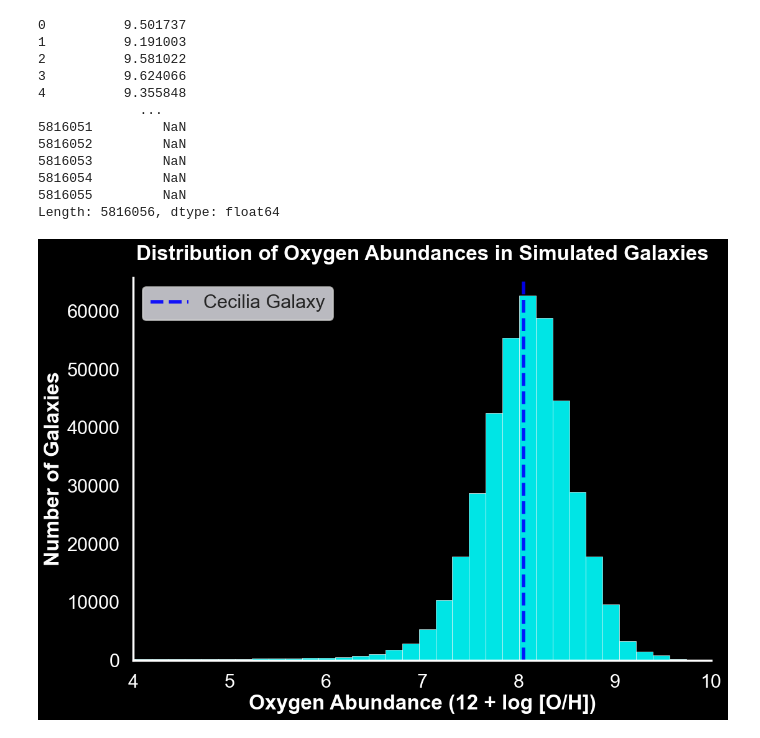
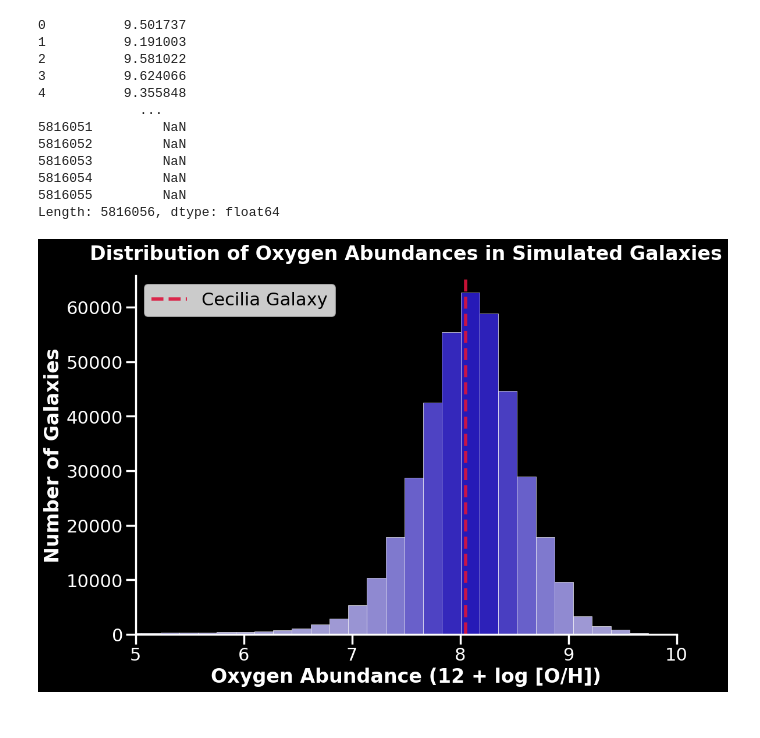
Before and after one commit to gflorencia13/CFR-2025, a Jupyter notebook: Astro/Data/CFR_project_data/gabby/oxygen_abundance.ipynb, the cells around one changed output. Cells and saved outputs as stored; diff of their text form; code cells hidden in the pictures.

```diff
--- a/Astro/Data/CFR_project_data/gabby/oxygen_abundance.ipynb
+++ b/Astro/Data/CFR_project_data/gabby/oxygen_abundance.ipynb
@@ -101,6 +101,8 @@ add_12 # 12 + log[O/H]
 Length: 5816056, dtype: float64
 # %%
 # Set up first before plotting
+import matplotlib.colors as mcolors
+
 plt.figure(figsize=(12,8), facecolor='black')
 plt.gca().set_facecolor('black')
 sns.set_context("poster")
@@ -108,37 +110,51 @@ sns.set_context("poster")
 # Make the histogram
 n, bins, patches = plt.hist(add_12, bins=50, color='cyan', edgecolor = 'white', linewidth=0.5, alpha = 0.9)
 plt.title('Distribution of Oxygen Abundances in Simulated Galaxies', color='white', fontweight='bold', pad=20)
 plt.xlabel('Oxygen Abundance (12 + log [O/H])', color='white', fontweight='bold')
 plt.ylabel('Number of Galaxies', color='white', fontweight='bold')
 plt.xlim(4,10)
 
+# Define your custom colors (example: blue to red gradient)
+custom_colors = ['#b7b2ed', '#6f65e0', '#2b1dcc']  # Replace with your desired hex colors
+custom_cmap = mcolors.LinearSegmentedColormap.from_list('custom', custom_colors)
+
+# Normalize bins
+norm = plt.Normalize(n.min(), n.max())
+
+# Apply custom colormap
+for patch in patches:
+    color = custom_cmap(norm(patch.get_height()))
+    patch.set_facecolor(color)
+
 # Make everything white for dark theme
-plt.xlim(4,10)
+plt.xlim(5,10)
 plt.tick_params(colors='white')  # White tick marks
 plt.legend(facecolor='black', edgecolor='white', labelcolor='white')
 
 # Clean up the borders
 ax = plt.gca()
 ax.spines['bottom'].set_color('white')
 ax.spines['left'].set_color('white')
 ax.spines['top'].set_visible(False)
 ax.spines['right'].set_visible(False)
 
 # Cecilia galaxy line
-plt.axvline(8.05, label='Cecilia Galaxy', linewidth=4, color='b', linestyle='--', alpha=0.9)
+plt.axvline(8.05, label='Cecilia Galaxy', linewidth=4, color='crimson', linestyle='--', alpha=0.9)
 
 # Create bell curve that matches histogram scale
 x = np.linspace(4, 10, 100)
 mean = np.mean(add_12)
 std = np.std(add_12)
 
 
-plt.grid()
+#plt.grid()
 plt.legend()
+
+plt.savefig('Presentation plot.png')
 plt.show()
 #plt.tight_layout()
 # %% [output]
-[figure, old version]
+[figure, new version]
 # %%
 '''
 Add an explanation of the graph: this is a simulated galaxies and the line is cecilia galaxy which has the oxygen abundance of 8.05.
```
Also changed, not shown: parts of 1 cell of this notebook, 1 other file.
